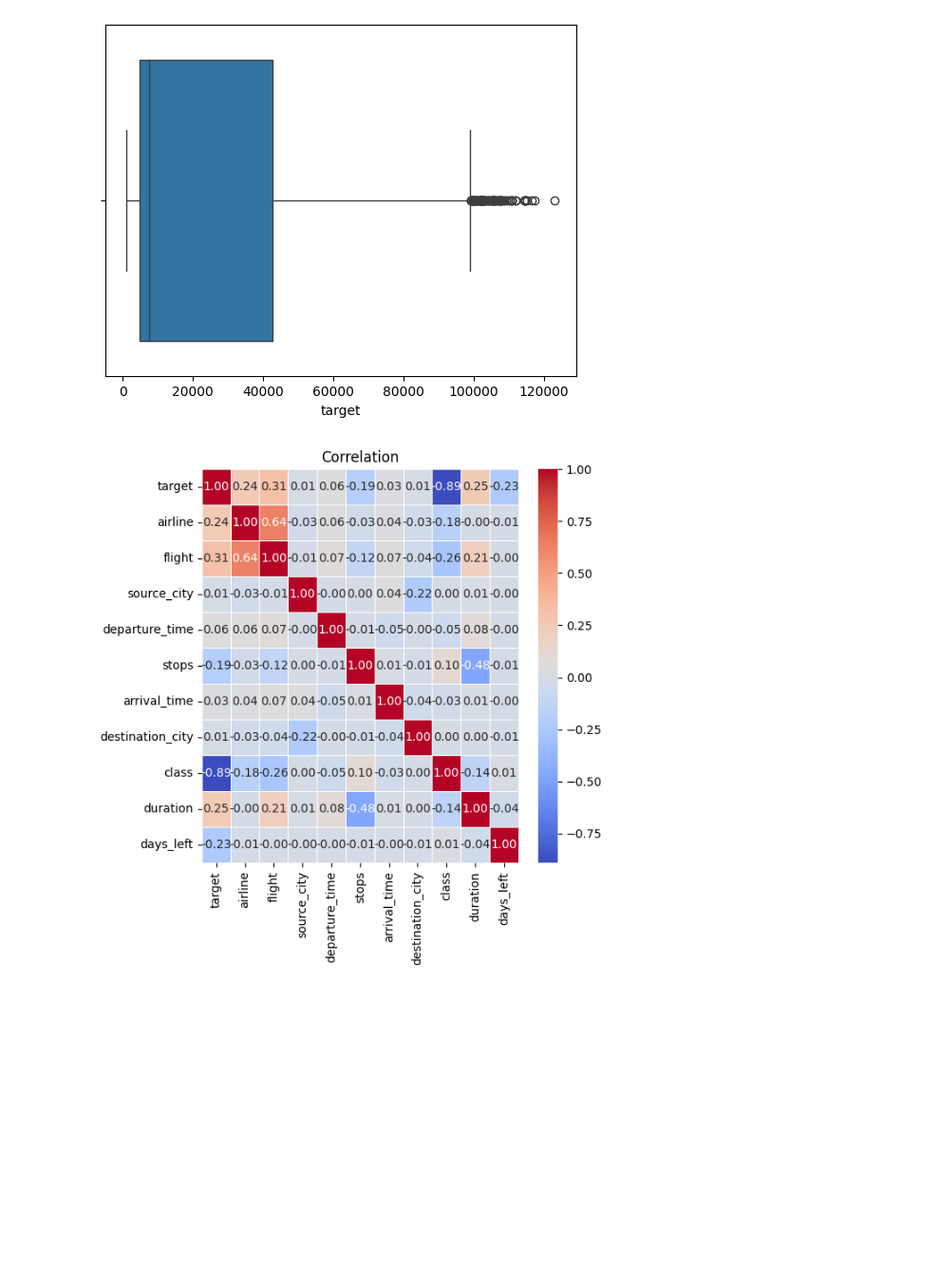
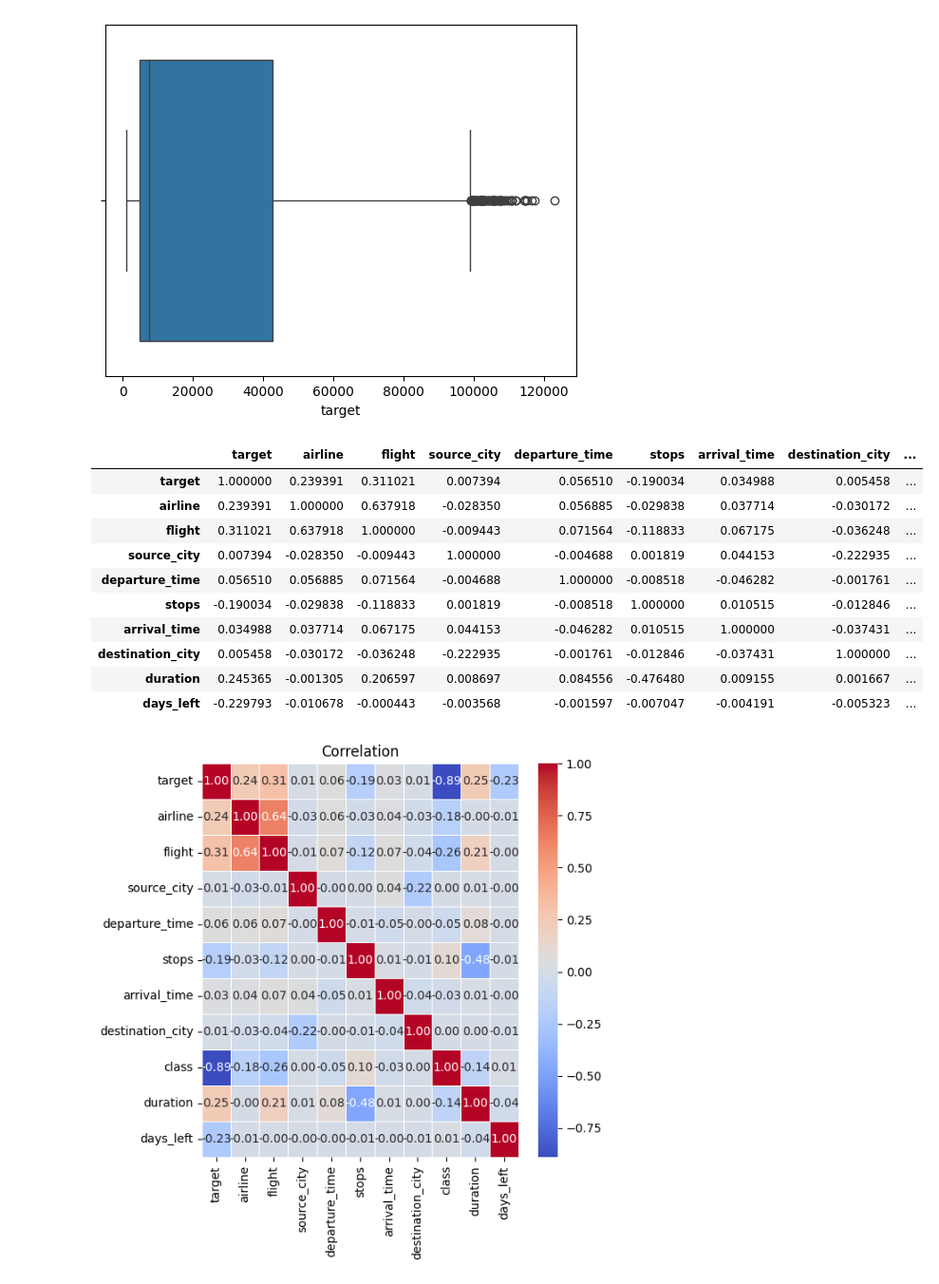
Before and after one commit to Alvizo-mx/Proyecto_final, a Jupyter notebook: flight_predictions_jess.ipynb, the cells around one changed output. Shown at 95% size. Cells and saved outputs as stored; diff of their text form; code cells hidden in the pictures; blank space fills up the shorter version.

```diff
--- a/flight_predictions_jess.ipynb
+++ b/flight_predictions_jess.ipynb
@@ -221,6 +228,20 @@ sns.boxplot(data=df_train, x='target')
 label_encoder = LabelEncoder()
 for col in df:
     df[col] = label_encoder.fit_transform(df[col])
+# %%
+df.drop("class", axis=1).corr()
+# %% [output]
+|  | target | airline | flight | source_city | departure_time | stops | arrival_time | destination_city | ... |
+| target | 1.000000 | 0.239391 | 0.311021 | 0.007394 | 0.056510 | -0.190034 | 0.034988 | 0.005458 | ... |
+| airline | 0.239391 | 1.000000 | 0.637918 | -0.028350 | 0.056885 | -0.029838 | 0.037714 | -0.030172 | ... |
+| flight | 0.311021 | 0.637918 | 1.000000 | -0.009443 | 0.071564 | -0.118833 | 0.067175 | -0.036248 | ... |
+| source_city | 0.007394 | -0.028350 | -0.009443 | 1.000000 | -0.004688 | 0.001819 | 0.044153 | -0.222935 | ... |
+| departure_time | 0.056510 | 0.056885 | 0.071564 | -0.004688 | 1.000000 | -0.008518 | -0.046282 | -0.001761 | ... |
+| stops | -0.190034 | -0.029838 | -0.118833 | 0.001819 | -0.008518 | 1.000000 | 0.010515 | -0.012846 | ... |
+| arrival_time | 0.034988 | 0.037714 | 0.067175 | 0.044153 | -0.046282 | 0.010515 | 1.000000 | -0.037431 | ... |
+| destination_city | 0.005458 | -0.030172 | -0.036248 | -0.222935 | -0.001761 | -0.012846 | -0.037431 | 1.000000 | ... |
+| duration | 0.245365 | -0.001305 | 0.206597 | 0.008697 | 0.084556 | -0.476480 | 0.009155 | 0.001667 | ... |
+| days_left | -0.229793 | -0.010678 | -0.000443 | -0.003568 | -0.001597 | -0.007047 | -0.004191 | -0.005323 | ... |
 # %%
 correlation_matrix = df.corr()
 plt.figure(figsize=(6, 6))
```
Also changed, not shown: parts of 10 cells of this notebook.
